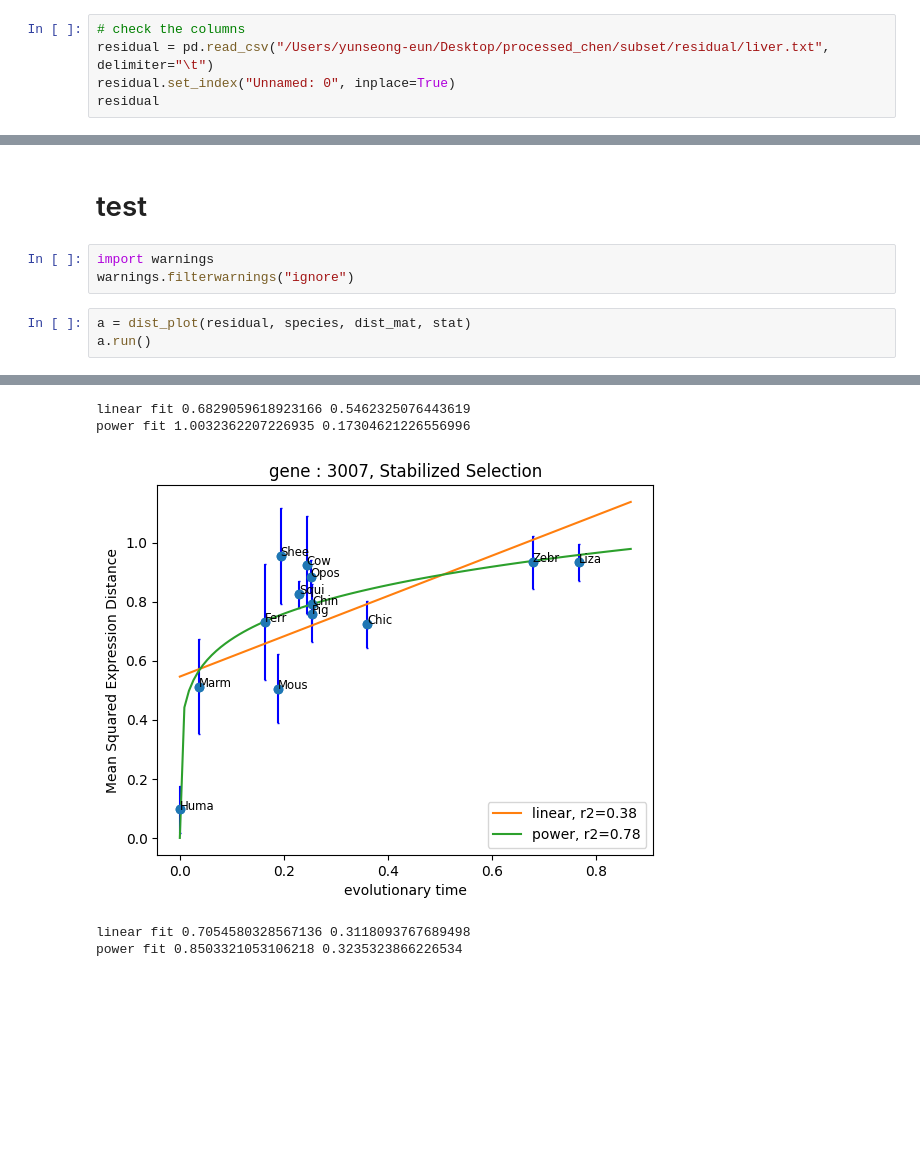
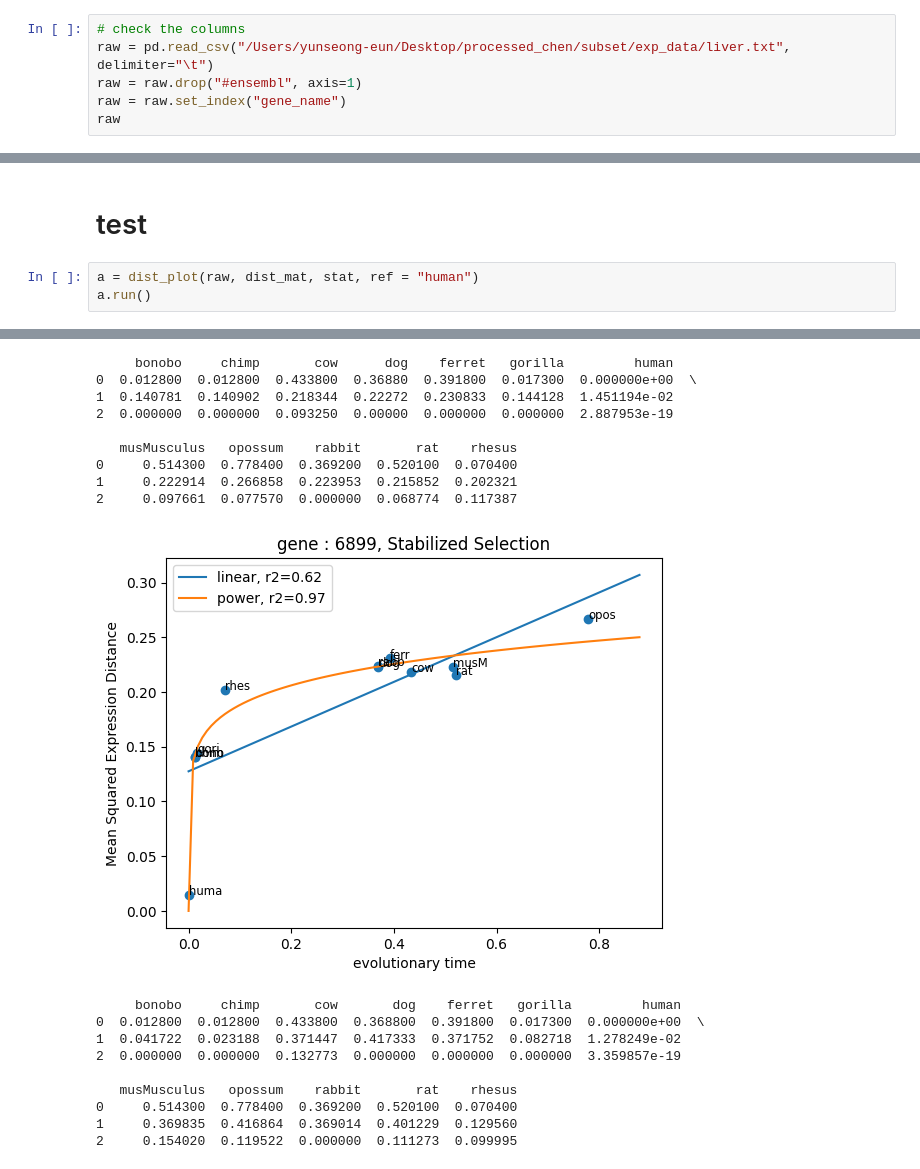
Before and after one commit to Seongeun02/pyouch, a Jupyter notebook: analysis/dist_plot.ipynb, the cells around one changed output, grey strips where cells are left out. Drawn from its saved outputs; the diff is of its cells as text; blank space fills up the shorter version.

```diff
--- a/analysis/dist_plot.ipynb
+++ b/analysis/dist_plot.ipynb
@@ -244,6 +284,7 @@ len(species)
 # %%
 # check the columns
-residual = pd.read_csv("/Users/yunseong-eun/Desktop/processed_chen/subset/residual/liver.txt", delimiter="\t")
-residual.set_index("Unnamed: 0", inplace=True)
-residual
+raw = pd.read_csv("/Users/yunseong-eun/Desktop/processed_chen/subset/exp_data/liver.txt", delimiter="\t")
+raw = raw.drop("#ensembl", axis=1)
+raw = raw.set_index("gene_name")
+raw
 # %% [output]
@@ -307,10 +345,7 @@ stat
 10898 rows × 9 columns
 # %% [markdown]
 # test
-# %%
-import warnings
-warnings.filterwarnings("ignore")
 # %%
-a = dist_plot(residual, species, dist_mat, stat)
+a = dist_plot(raw, dist_mat, stat, ref = "human")
 a.run()
 # %% [output]
@@ -320,5 +363,19 @@ power fit 0.9476790124327978 0.21513563510600223
-linear fit 0.6829059618923166 0.5462325076443619
-power fit 1.0032362207226935 0.17304621226556996
+     bonobo     chimp       cow      dog    ferret   gorilla         human
+0  0.012800  0.012800  0.433800  0.36880  0.391800  0.017300  0.000000e+00  \
+1  0.140781  0.140902  0.218344  0.22272  0.230833  0.144128  1.451194e-02
+2  0.000000  0.000000  0.093250  0.00000  0.000000  0.000000  2.887953e-19
+
+   musMusculus   opossum    rabbit       rat    rhesus
+0     0.514300  0.778400  0.369200  0.520100  0.070400
+1     0.222914  0.266858  0.223953  0.215852  0.202321
+2     0.097661  0.077570  0.000000  0.068774  0.117387
-[figure, old version]
+[figure, new version]
-linear fit 0.7054580328567136 0.3118093767689498
-power fit 0.8503321053106218 0.3235323866226534
+     bonobo     chimp       cow       dog    ferret   gorilla         human
+0  0.012800  0.012800  0.433800  0.368800  0.391800  0.017300  0.000000e+00  \
+1  0.041722  0.023188  0.371447  0.417333  0.371752  0.082718  1.278249e-02
+2  0.000000  0.000000  0.132773  0.000000  0.000000  0.000000  3.359857e-19
+
+   musMusculus   opossum    rabbit       rat    rhesus
+0     0.514300  0.778400  0.369200  0.520100  0.070400
+1     0.369835  0.416864  0.369014  0.401229  0.129560
+2     0.154020  0.119522  0.000000  0.111273  0.099995
```
Also changed, not shown: parts of 10 cells of this notebook, 4 other files.
